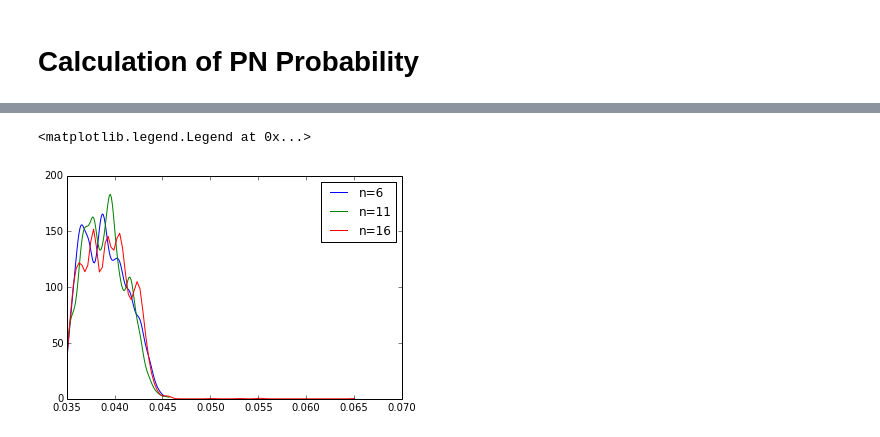
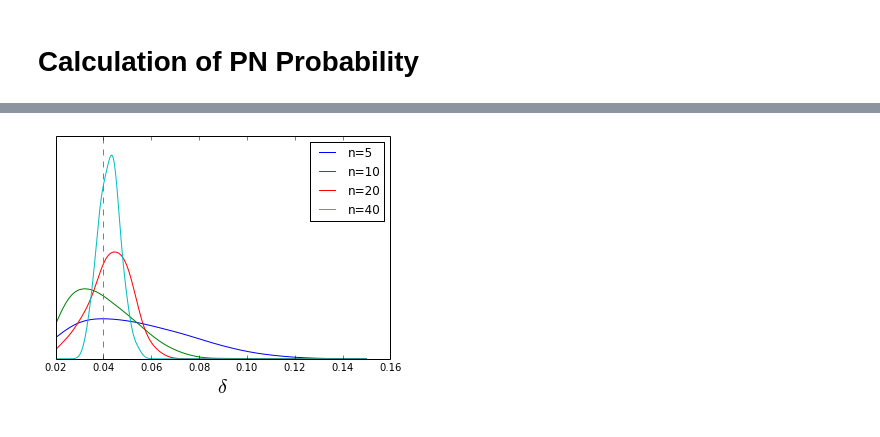
Before and after one commit to jcockayne/bayesian_pdes, a Jupyter notebook: notebooks/Allen-Cahn.ipynb, the cells around one changed output, grey strips where cells are left out. Cells and saved outputs as stored; diff of their text form; code cells hidden in the pictures.

Commit message:
Allen Cahn working properly with experiment design.

```diff
--- a/notebooks/Allen-Cahn.ipynb
+++ b/notebooks/Allen-Cahn.ipynb
@@ -370,0 +380,2 @@ print(np.mean(e), np.std(e))
+# %%
+design_points = bd.ace(initial_design, 5, 5, loss, optimizer, debug=True)
@@ -371,8 +437,9 @@ print(np.mean(e), np.std(e))
 # %%
 class LikelihoodClass(object):
-    def __init__(self, solutions, solutions_delta):
+    def __init__(self, solutions, solutions_delta, design):
         self.__solutions__ = solutions
         self.__solutions_delta__ = solutions_delta
+        self.__design__ = design
 
     def likelihood(self, solution_ix, delta):
         if delta != self.__solutions_delta__:
@@ -380,7 +447,15 @@ class LikelihoodClass(object):
             self.__solutions__ = solutions
         else:
             solutions = self.__solutions__
-        ret = log_p_pn_estimate(true_obs, delta, solutions, ls, noise_variance, z_proposal_variance, z_samples, mixture=solution_ix)
+        ret = log_p_pn_estimate(true_obs,
+                                delta, solutions,
+                                ls,
+                                noise_variance,
+                                z_proposal_variance,
+                                z_samples,
+                                solution_ix,
+                                self.__design__
+                               )
         if z_samples == 1:
             return ret
         return np.mean(ret)
@@ -409,16 +484,16 @@ def delta_log_prior(delta):
 
 #prev_delta = (delta_max + delta_min) / 2.
 prev_delta = 0.04
-delta_proposal_variance = 1e-2
-z_proposal_variance = 1e-3
+delta_proposal_variance = 5e-2
+z_proposal_variance = 0.5
 z_samples = 1000
-z_mesh_size = 25
+z_mesh_size = 50
 
 #solutions_lambda = lambda delta: retry(lambda: find_solutions(delta, 50), 5, lambda s: len(s) == 3, True)
 #print '  Generating solutions'
 cur_solutions = find_solutions(prev_delta, z_mesh_size)
 
-likelihood = LikelihoodClass(cur_solutions, prev_delta)
+likelihood = LikelihoodClass(cur_solutions, prev_delta, design_points)
 class ProposalClass(object):
     def __init__(self):
         self.proposal_ix = 0
@@ -443,5 +528,5 @@ propose = ProposalClass()
 deltas = np.linspace(delta_min, delta_max, 20)
 likelihoods = np.empty_like(deltas)
 for i, delta in enumerate(deltas):
-    likelihoods[i] = likelihood(np.array([2, delta]))
+    likelihoods[i] = likelihood(np.array([0, delta]))
 # %%
@@ -487,11 +572,13 @@ plt.savefig('ac_delta.pdf',  bbox_inches='tight')
 # %%
-for n in [6, 11, 16]:
+for n in [5,10, 20, 40]:
     samples = np.load('delta_n={}.npy'.format(n))
     delta = samples[:,1]
-    kde = scipy.stats.gaussian_kde(delta.T)
-    range = np.linspace(delta.min(), delta.max(), 100)
+    kde = scipy.stats.gaussian_kde(delta.T, bw_method=0.4)
+    range = np.linspace(delta_min, delta_max, 500)
     plt.plot(range, kde(range), label='n={}'.format(n))
+plt.axvline(0.04, linestyle='--', c='gray')
+plt.xlabel('$\\delta$', fontsize=20)
 plt.legend()
+plt.gca().get_yaxis().set_visible(False)
 # %% [output]
-<matplotlib.legend.Legend at 0x...>
-[figure, old version]
+[figure, new version]
```
Also changed, not shown: parts of 26 cells of this notebook, 3 other files.
